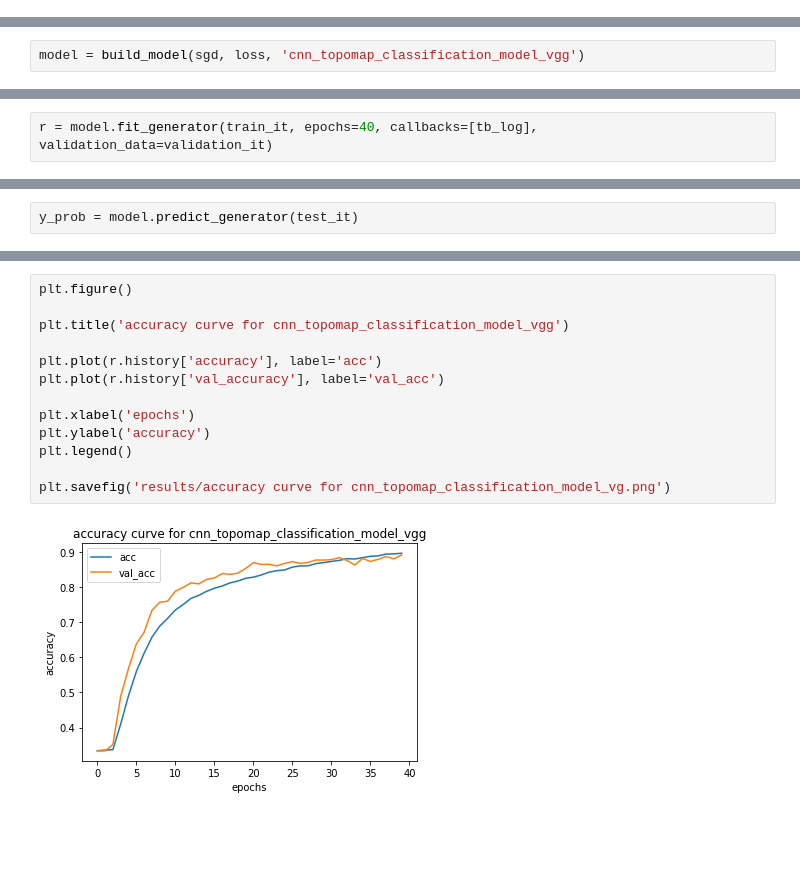
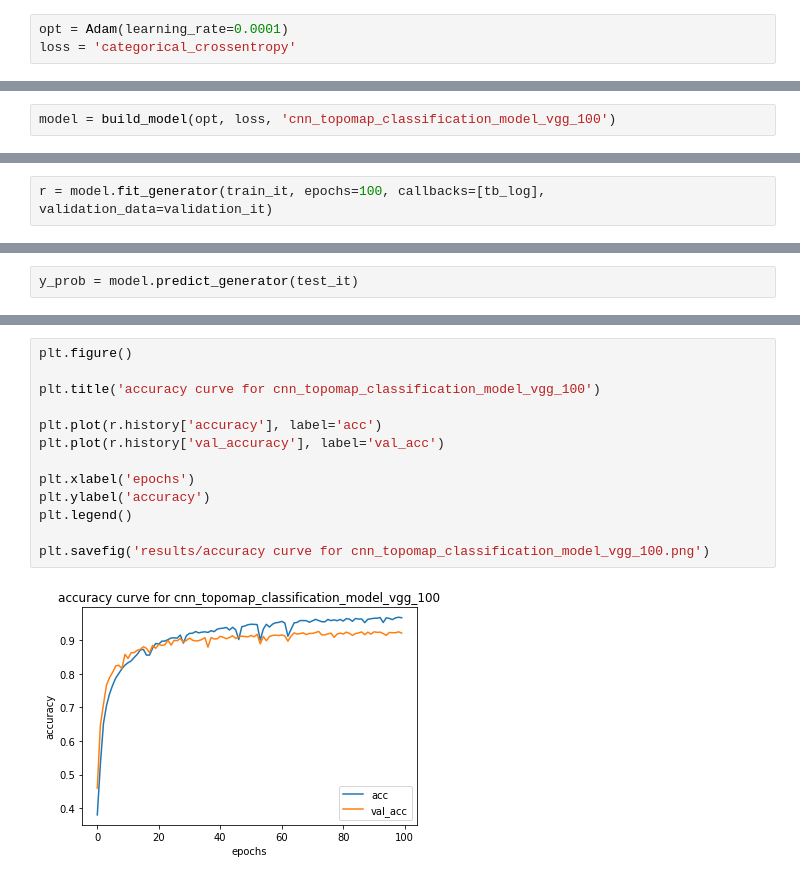
Before and after one commit to kmnuddin/cp_cnn, a Jupyter notebook: cnn_cp_topomaps_keras_vgg.ipynb, the cells around one changed output, grey strips where cells are left out. Cells and saved outputs as stored; diff of their text form; blank space fills up the shorter version.

Commit message:
vgg like convnet 100 epochs

```diff
--- a/cnn_cp_topomaps_keras_vgg.ipynb
+++ b/cnn_cp_topomaps_keras_vgg.ipynb
@@ -46,6 +43,9 @@ loss = 'categorical_crossentropy'
+# %%
+opt = Adam(learning_rate=0.0001)
+loss = 'categorical_crossentropy'
 # %%
 tblog_path = h.logs_directory.format(time())
 tb_log = TensorBoard(log_dir = tblog_path, profile_batch=0)
 # %%
-model = build_model(sgd, loss, 'cnn_topomap_classification_model_vgg')
+model = build_model(opt, loss, 'cnn_topomap_classification_model_vgg_100')
 # %% [output]
@@ -67,5 +67,5 @@ Trainable params: 41,142,819
 Non-trainable params: 0
 _________________________________________________________________
 # %%
-r = model.fit_generator(train_it, epochs=40, callbacks=[tb_log], validation_data=validation_it)
+r = model.fit_generator(train_it, epochs=100, callbacks=[tb_log], validation_data=validation_it)
 # %% [output]
@@ -112,15 +112,15 @@ plt.savefig('results/loss curve for cnn_topomap_classification_model_vgg.png')
 # %%
 plt.figure()
 
-plt.title('accuracy curve for cnn_topomap_classification_model_vgg')
+plt.title('accuracy curve for cnn_topomap_classification_model_vgg_100')
 
 plt.plot(r.history['accuracy'], label='acc')
 plt.plot(r.history['val_accuracy'], label='val_acc')
 
 plt.xlabel('epochs')
 plt.ylabel('accuracy')
 plt.legend()
 
-plt.savefig('results/accuracy curve for cnn_topomap_classification_model_vg.png')
+plt.savefig('results/accuracy curve for cnn_topomap_classification_model_vgg_100.png')
 # %% [output]
-[figure, old version]
+[figure, new version]
```
Also changed, not shown: parts of 5 cells of this notebook, 5 other files.
